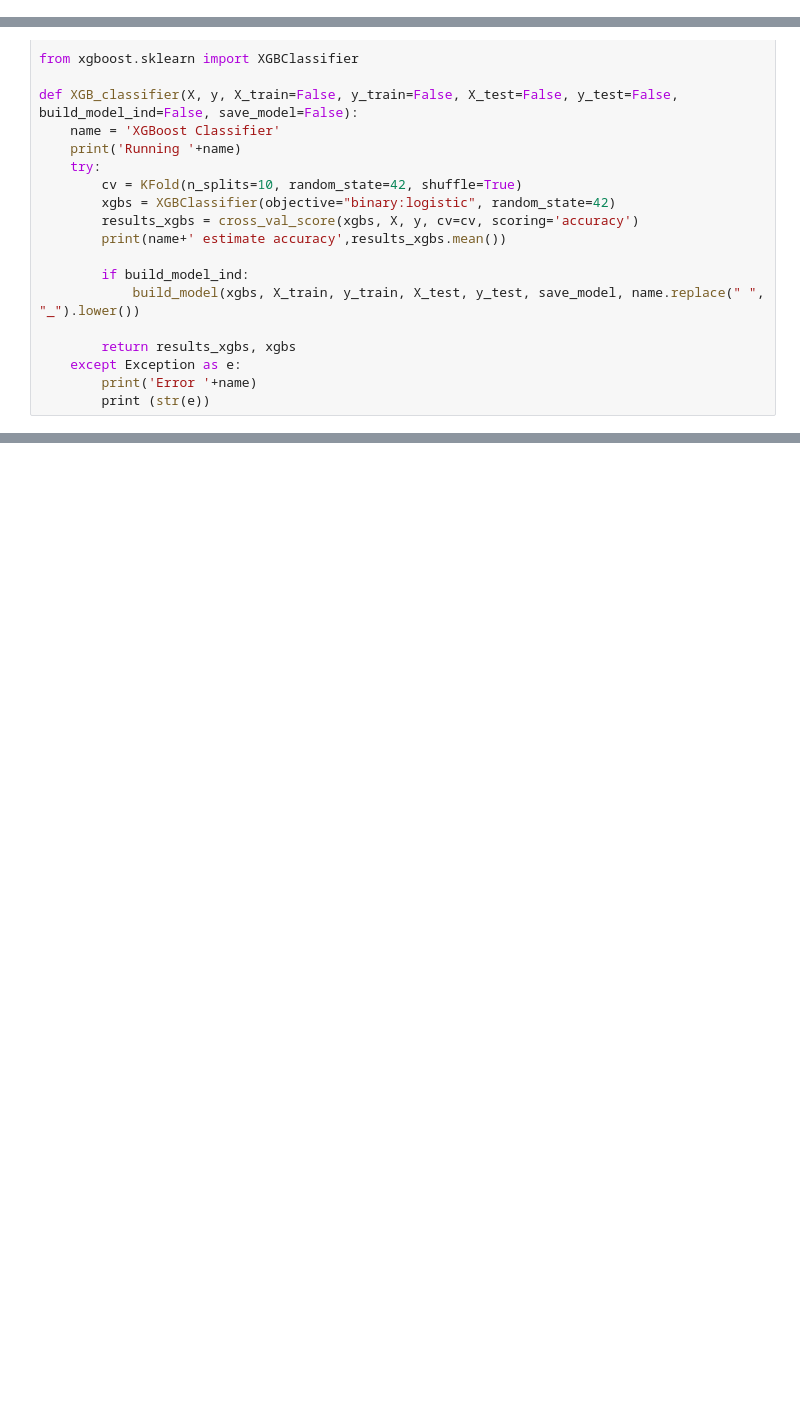
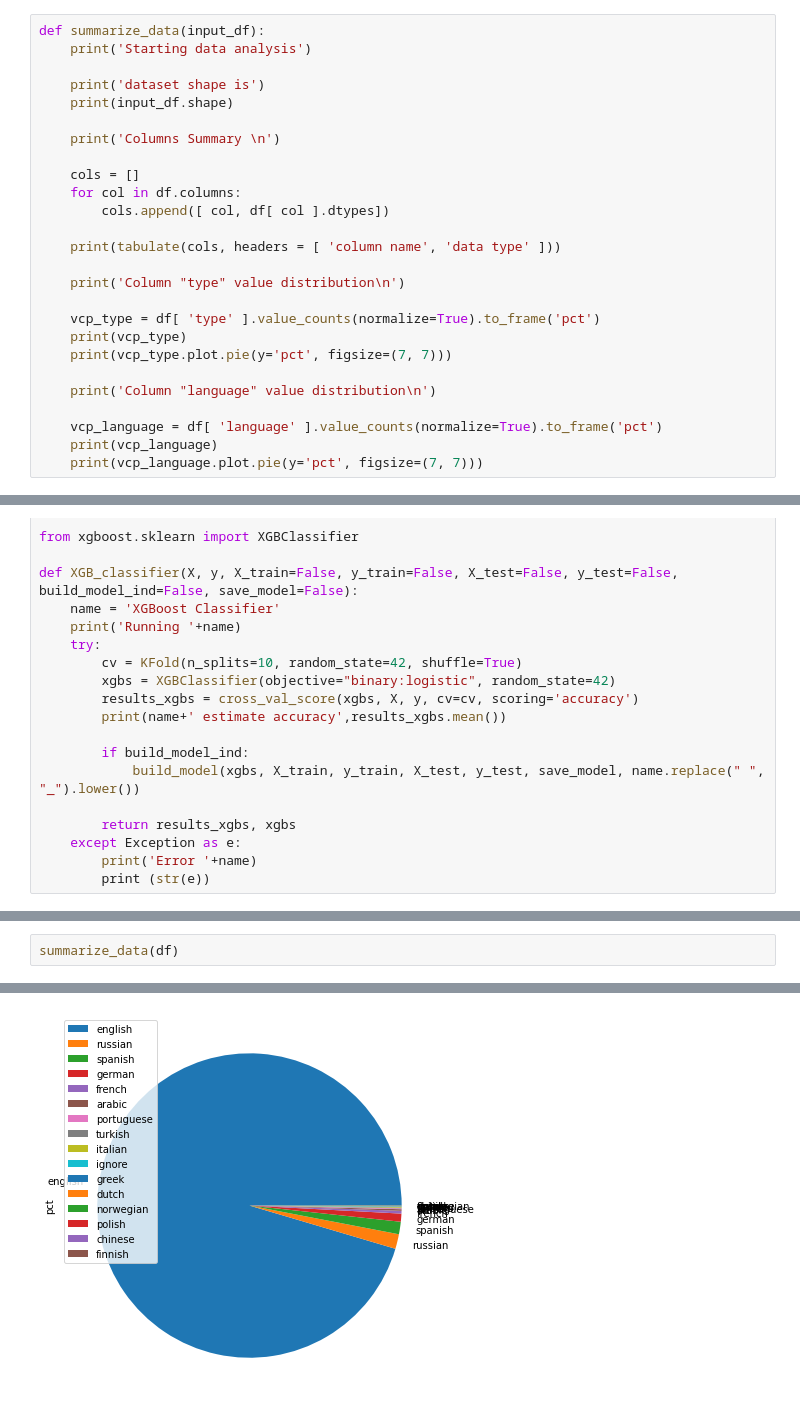
Before and after one commit to acomputerengineer/cis-700-machine-learning-security-project, a Jupyter notebook: main.ipynb, the cells around one changed output, grey strips where cells are left out. Cells and saved outputs as stored; diff of their text form; blank space fills up the shorter version.

```diff
--- a/main.ipynb
+++ b/main.ipynb
@@ -72 +39,27 @@ type                object
+# %%
+def summarize_data(input_df):
+    print('Starting data analysis')
+
+    print('dataset shape is')
+    print(input_df.shape)
+
+    print('Columns Summary \n')
+
+    cols = []
+    for col in df.columns:
+        cols.append([ col, df[ col ].dtypes])
+
+    print(tabulate(cols, headers = [ 'column name', 'data type' ]))
+
+    print('Column "type" value distribution\n')
+
+    vcp_type = df[ 'type' ].value_counts(normalize=True).to_frame('pct')
+    print(vcp_type)
+    print(vcp_type.plot.pie(y='pct', figsize=(7, 7)))
+
+    print('Column "language" value distribution\n')
+
+    vcp_language = df[ 'language' ].value_counts(normalize=True).to_frame('pct')
+    print(vcp_language)
+    print(vcp_language.plot.pie(y='pct', figsize=(7, 7)))
 # %%
@@ -939,0 +621,3 @@ df = load_data()
+# %%
+summarize_data(df)
+# %% [output]
@@ -939,0 +642 @@ df = load_data()
+[figure, added]
```
Also changed, not shown: parts of 36 cells of this notebook, 13 other files.
